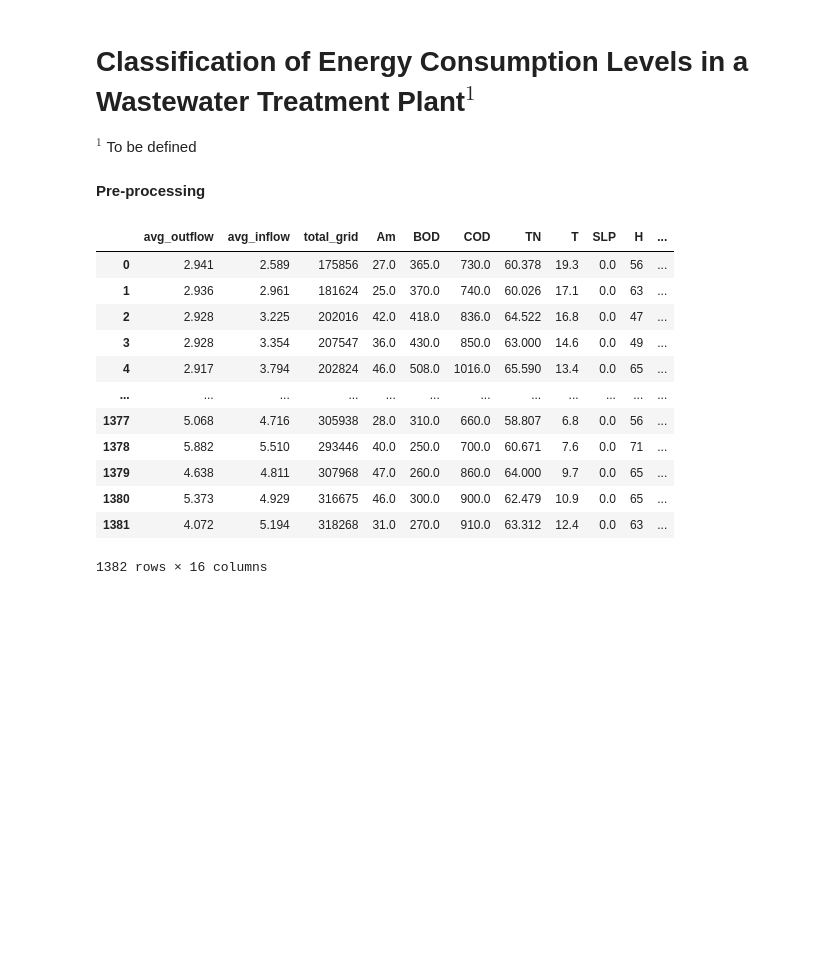
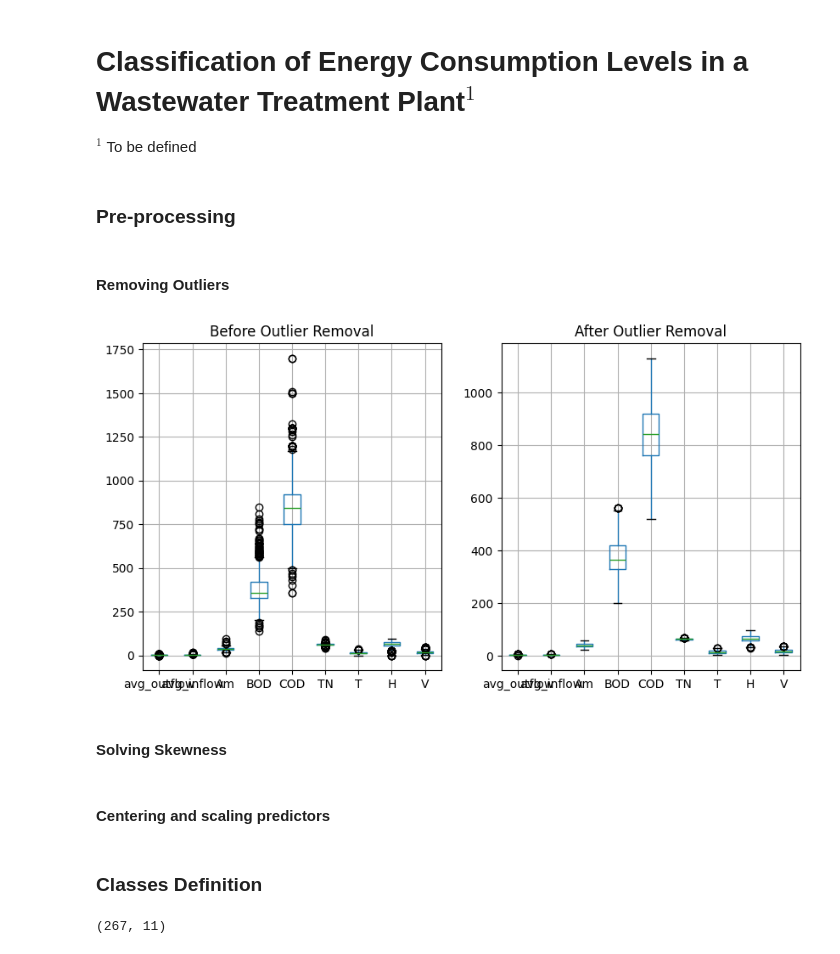
Before and after one commit to felypemaciel/ica2024, a Jupyter notebook: homework3.ipynb, the cells around one changed output. Cells and saved outputs as stored; diff of their text form; code cells hidden in the pictures; blank space fills up the shorter version.

```diff
--- a/homework3.ipynb
+++ b/homework3.ipynb
@@ -9,22 +10,50 @@ import numpy as np
 # %%
 df = pd.read_csv('data-melbourne.csv')
 # %% [markdown]
-**Pre-processing**
+### **Pre-processing**
 # %%
 df = df.drop(['VG', 'TM', 'Tm', 'VM'], axis=1)
+df = df.drop(['year', 'month', 'day','SLP','PP', 'VV'], axis=1)
-# %%
-df
-# %% [output]
-|  | avg_outflow | avg_inflow | total_grid | Am | BOD | COD | TN | T | SLP | H | ... |
-| 0 | 2.941 | 2.589 | 175856 | 27.0 | 365.0 | 730.0 | 60.378 | 19.3 | 0.0 | 56 | ... |
-| 1 | 2.936 | 2.961 | 181624 | 25.0 | 370.0 | 740.0 | 60.026 | 17.1 | 0.0 | 63 | ... |
-| 2 | 2.928 | 3.225 | 202016 | 42.0 | 418.0 | 836.0 | 64.522 | 16.8 | 0.0 | 47 | ... |
-| 3 | 2.928 | 3.354 | 207547 | 36.0 | 430.0 | 850.0 | 63.000 | 14.6 | 0.0 | 49 | ... |
-| 4 | 2.917 | 3.794 | 202824 | 46.0 | 508.0 | 1016.0 | 65.590 | 13.4 | 0.0 | 65 | ... |
-| ... | ... | ... | ... | ... | ... | ... | ... | ... | ... | ... | ... |
-| 1377 | 5.068 | 4.716 | 305938 | 28.0 | 310.0 | 660.0 | 58.807 | 6.8 | 0.0 | 56 | ... |
-| 1378 | 5.882 | 5.510 | 293446 | 40.0 | 250.0 | 700.0 | 60.671 | 7.6 | 0.0 | 71 | ... |
-| 1379 | 4.638 | 4.811 | 307968 | 47.0 | 260.0 | 860.0 | 64.000 | 9.7 | 0.0 | 65 | ... |
-| 1380 | 5.373 | 4.929 | 316675 | 46.0 | 300.0 | 900.0 | 62.479 | 10.9 | 0.0 | 65 | ... |
-| 1381 | 4.072 | 5.194 | 318268 | 31.0 | 270.0 | 910.0 | 63.312 | 12.4 | 0.0 | 63 | ... |
-1382 rows × 16 columns
+# %%
+df['total_grid'] = (df['total_grid']/1000)
+# %% [markdown]
+#### **Removing Outliers**
+# %%
+# Function to remove outliers using the IQR method
+def remove_outliers_iqr(df):
+    for col in df.select_dtypes(include=[np.number]).columns:  # Apply only to numerical columns
+        Q1 = df[col].quantile(0.25)
+        Q3 = df[col].quantile(0.75)
+        IQR = Q3 - Q1
+
+        lower_bound = Q1 - 1.5 * IQR
+        upper_bound = Q3 + 1.5 * IQR
+
+        # Filter out values outside the bounds
+        df = df[(df[col] >= lower_bound) & (df[col] <= upper_bound)]
+
+    return df
+
+# Apply function to remove outliers
+df_cleaned = remove_outliers_iqr(df)
+
+df_pred = df.drop(['total_grid'],axis=1)
+df_cleaned_pred = df_cleaned.drop(['total_grid'],axis=1)
+
+# Boxplot to visualize before and after
+import matplotlib.pyplot as plt
+
+plt.figure(figsize=(10,5))
+plt.subplot(1, 2, 1)
+df_pred.boxplot()
+plt.title("Before Outlier Removal")
+
+plt.subplot(1, 2, 2)
+df_cleaned_pred.boxplot()
+plt.title("After Outlier Removal")
+
+plt.show()
+# %% [output]
+[figure, added]
+# %% [markdown]
+#### **Solving Skewness**
@@ -30,0 +68,2 @@ df
+# %% [markdown]
+#### **Centering and scaling predictors**
@@ -30,0 +80,2 @@ df
+# %% [markdown]
+### **Classes Definition**
@@ -30,0 +91,4 @@ df
+# %%
+level3_df.shape
+# %% [output]
+(267, 11)
```
Also changed, not shown: parts of 16 cells of this notebook.
